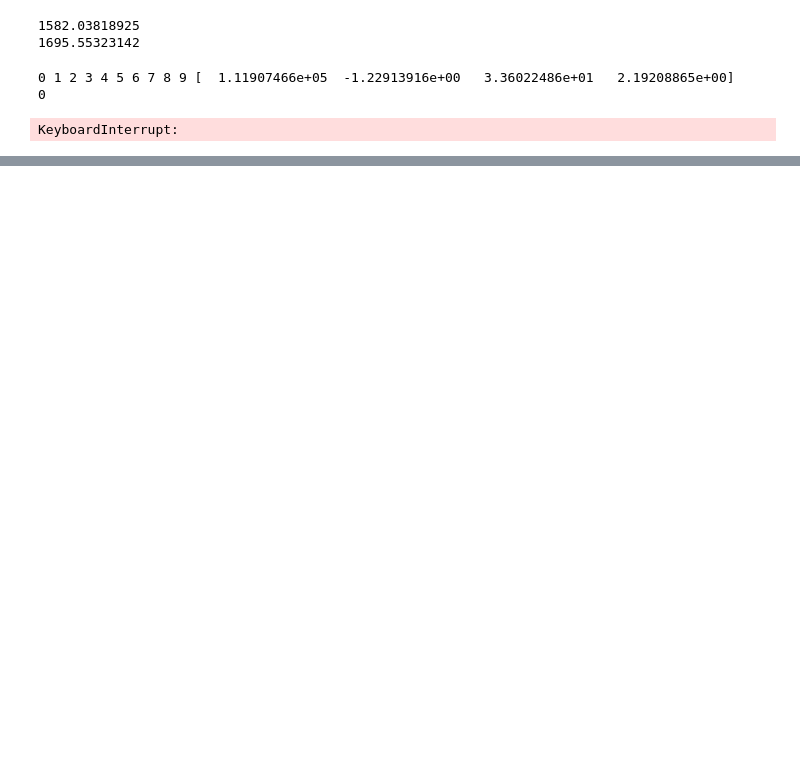
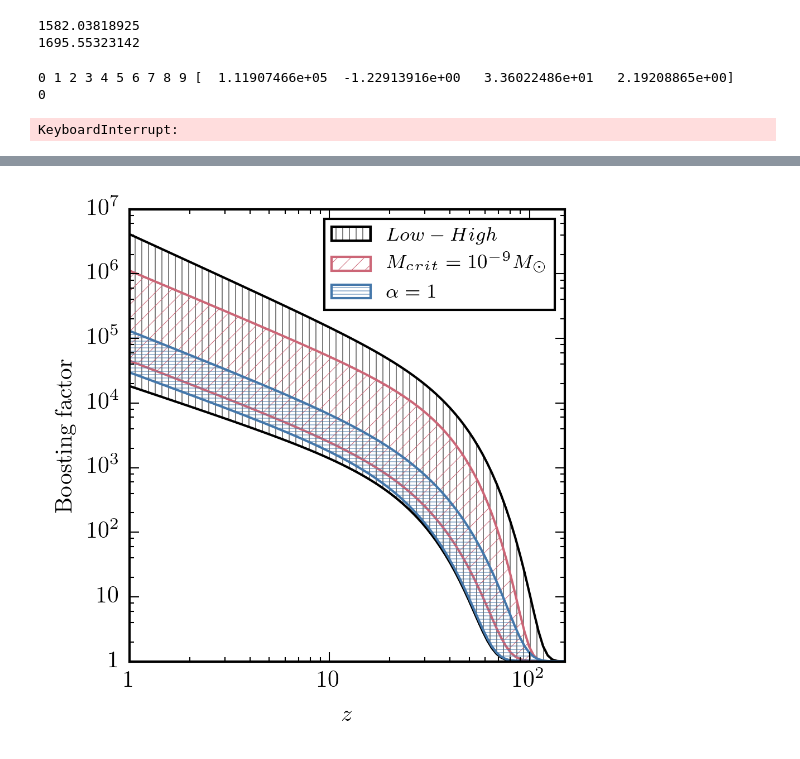
Before and after one commit to lue/dmb, a Jupyter notebook: integrate_mf.ipynb, the cells around one changed output, grey strips where cells are left out. Cells and saved outputs as stored; diff of their text form; code cells hidden in the pictures; blank space fills up the shorter version.

```diff
--- a/integrate_mf.ipynb
+++ b/integrate_mf.ipynb
@@ -236,8 +252,11 @@ plt.plot(z_list,BoostF(z_list, popt[0], popt[1], popt[2], popt[3])+1,'--')
 plt.xscale('log')
 plt.yscale('log')
 # %%
-def CLfit(z, params):
+def CLfit(z, paramsx):
     popt = [0,0,0,0]
+    params = paramsx.copy()
+    factor = params['factor']
+    del params['factor']
     # Pessimistic
     if params == {'logMcrit': -6, 'Ishiyama': False, 'c_scatter': 0.08, 'cosmo': cosmo, 'subhalos': False}:
         popt = [  1.84649743e+04,  -1.02753619e+00,   2.46528943e+01,   1.82809696e+00]
@@ -268,7 +287,7 @@ def CLfit(z, params):
     if params == {'logMcrit': -9, 'Ishiyama': False, 'c_scatter': 0.16, 'cosmo': cosmo, 'subhalos': False}:
         popt = [  3.29365151e+04,  -1.11127683e+00,   2.91912178e+01,   1.82020814e+00]
     a, b, c, d = popt
-    return a * (z)**b * np.exp(-((1+z)/c)**d) + 1
+    return factor * a * (z)**b * np.exp(-((1+z)/c)**d) + 1
 # %%
 z_list = np.logspace(0, np.log10(200), 100)
 params =  {'logMcrit': -3, 'Ishiyama': False, 'c_scatter': 0.16, 'cosmo': cosmo, 'subhalos': False}
@@ -285,17 +307,47 @@ plt.ylabel(r'$\mathrm{Boosting\;factor}$')
 # %%
+
+import matplotlib as mpl
+colors = mpl.rcParams['axes.color_cycle']
+
 # Extreemes
 z_list = np.logspace(0, np.log10(200), 100)
-params =  {'logMcrit': -12, 'Ishiyama': True, 'c_scatter': 0.24, 'cosmo': cosmo, 'subhalos': True}
-plt.plot(z_list, CLfit(z_list, params), '-.', label=r'$\mathrm{High}$')
-params =  {'logMcrit': -9, 'Ishiyama': True, 'c_scatter': 0.16, 'cosmo': cosmo, 'subhalos': True}
-plt.plot(z_list, CLfit(z_list, params), '-', label=r'$\mathrm{Medium}$')
-params =  {'logMcrit': -6, 'Ishiyama': False, 'c_scatter': 0.08, 'cosmo': cosmo, 'subhalos': False}
-plt.plot(z_list, CLfit(z_list, params), '--', label=r'$\mathrm{Low}$')
+# params =  {'logMcrit': -12, 'Ishiyama': True, 'c_scatter': 0.24, 'cosmo': cosmo, 'subhalos': True}
+# plt.plot(z_list, CLfit(z_list, params), '-.', label=r'$\mathrm{High}$')
+# params =  {'logMcrit': -9, 'Ishiyama': True, 'c_scatter': 0.16, 'cosmo': cosmo, 'subhalos': True}
+# plt.plot(z_list, CLfit(z_list, params), '-', label=r'$\mathrm{Medium}$')
+# params =  {'logMcrit': -9, 'Ishiyama': False, 'c_scatter': 0.16, 'cosmo': cosmo, 'subhalos': True}
+# plt.plot(z_list, CLfit(z_list, params), '-', label=r'$\mathrm{Medium}$')
+# params =  {'logMcrit': -6, 'Ishiyama': False, 'c_scatter': 0.08, 'cosmo': cosmo, 'subhalos': False}
+# plt.plot(z_list, CLfit(z_list, params), '--', label=r'$\mathrm{Low}$')
+params =  {'logMcrit': -12, 'Ishiyama': True, 'c_scatter': 0.24, 'cosmo': cosmo, 'subhalos': True, 'factor':2}
+top = CLfit(z_list, params)
+params =  {'logMcrit': -6, 'Ishiyama': False, 'c_scatter': 0.08, 'cosmo': cosmo, 'subhalos': False, 'factor':1}
+bot = CLfit(z_list, params)
+plt.fill_between(z_list, bot, top, facecolor='None', hatch='|')
+p1 = plt.Rectangle((0, 0), 1, 1, facecolor='none',edgecolor='k', hatch='|')
+
+params =  {'logMcrit': -9, 'Ishiyama': True, 'c_scatter': 0.16, 'cosmo': cosmo, 'subhalos': True, 'factor':2}
+top = CLfit(z_list, params)
+params =  {'logMcrit': -9, 'Ishiyama': False, 'c_scatter': 0.16, 'cosmo': cosmo, 'subhalos': True, 'factor':1}
+bot = CLfit(z_list, params)
+plt.fill_between(z_list, bot, top, facecolor='None', edgecolor=colors[0], hatch='/')
+p2 = plt.Rectangle((0, 0), 1, 1, facecolor='none',edgecolor=colors[0], hatch='/')
+
+params =  {'logMcrit': -12, 'Ishiyama': False, 'c_scatter': 0.16, 'cosmo': cosmo, 'subhalos': True, 'factor':2}
+top = CLfit(z_list, params)
+params =  {'logMcrit': -6, 'Ishiyama': False, 'c_scatter': 0.16, 'cosmo': cosmo, 'subhalos': True, 'factor':1}
+bot = CLfit(z_list, params)
+plt.fill_between(z_list, bot, top, facecolor='None', edgecolor=colors[2], hatch='--')
+p3 = plt.Rectangle((0, 0), 1, 1, facecolor='none',edgecolor=colors[2], hatch='--')
+
 plt.xscale('log')
 plt.yscale('log')
-plt.legend(loc=1)
+plt.xlim([1,150])
+plt.legend([p1, p2, p3],[r'$Low-High$',r'$M_{crit}=10^{-9}M_\odot$',r'$\alpha=1$'],loc=1)
 fixlogax(plt.gca())
 fixlogax(plt.gca(), 'y')
 plt.xlabel(r'$z$')
 plt.ylabel(r'$\mathrm{Boosting\;factor}$')
-plt.savefig('extremes.pdf')
+plt.savefig('extremes.png', dpi=300)
+# %% [output]
+[figure, added]
```
Also changed, not shown: parts of 7 cells of this notebook, 1 other file.
